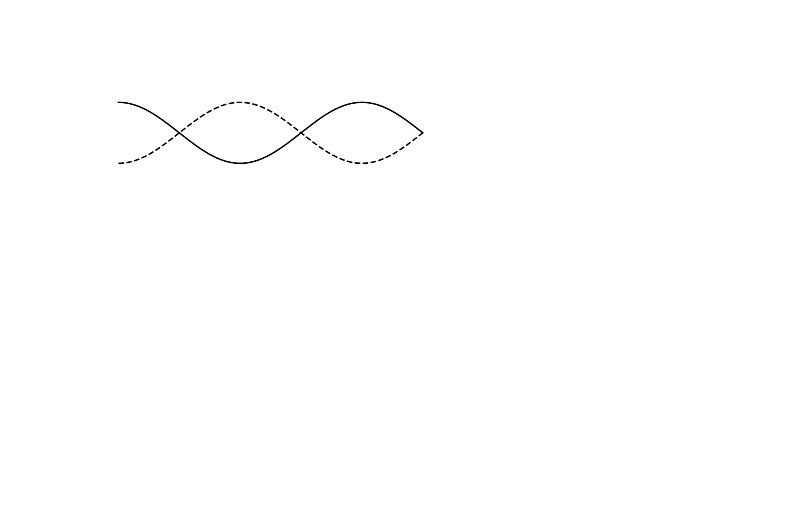
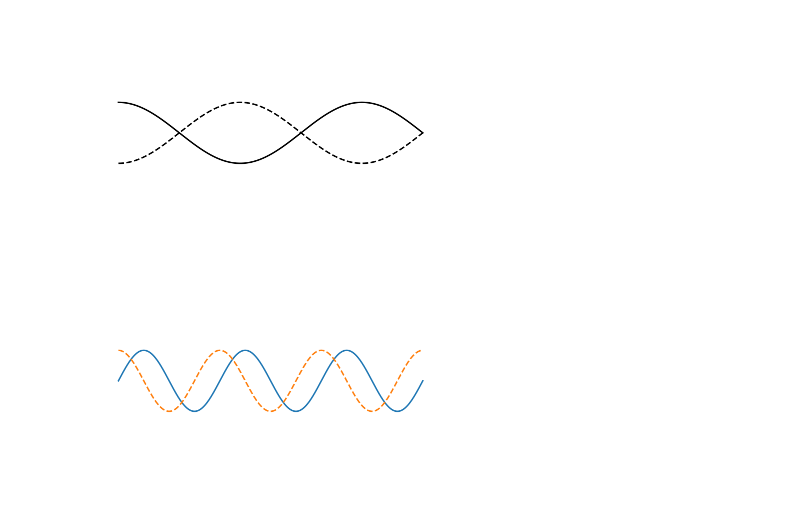
Before and after one commit to josephromano/josephromano.github.io, a Jupyter notebook: PHYS1406/code/figures.ipynb, the cells around one changed output. Drawn from its saved outputs; the diff is of its cells as text; code cells hidden in the pictures; blank space fills up the shorter version.

```diff
--- a/PHYS1406/code/figures.ipynb
+++ b/PHYS1406/code/figures.ipynb
@@ -56,3 +56,25 @@ for N in range(1,6):
 [figure]
 [figure]
 [figure]
+# %%
+# pressure deviation vs molecule displacement
+
+L = 10
+A = 1
+v = 1
+x = np.linspace(0,L,1000)
+
+wavelength = L/3
+y_press = A * np.sin(2*np.pi*x/wavelength)
+y_displ = A * np.cos(2*np.pi*x/wavelength)
+
+fig = plt.figure()
+plt.plot(x, y_press, label='pressure deviation')
+plt.plot(x, y_displ, ls='dashed', label='molecule displacement')
+plt.axis('equal')
+plt.axis('off')
+
+fname = './pressure_vs_displacement.pdf'
+plt.savefig(fname, bbox_inches='tight')
+# %% [output]
+[figure, added]
```
Also changed, not shown: 10 other files.
